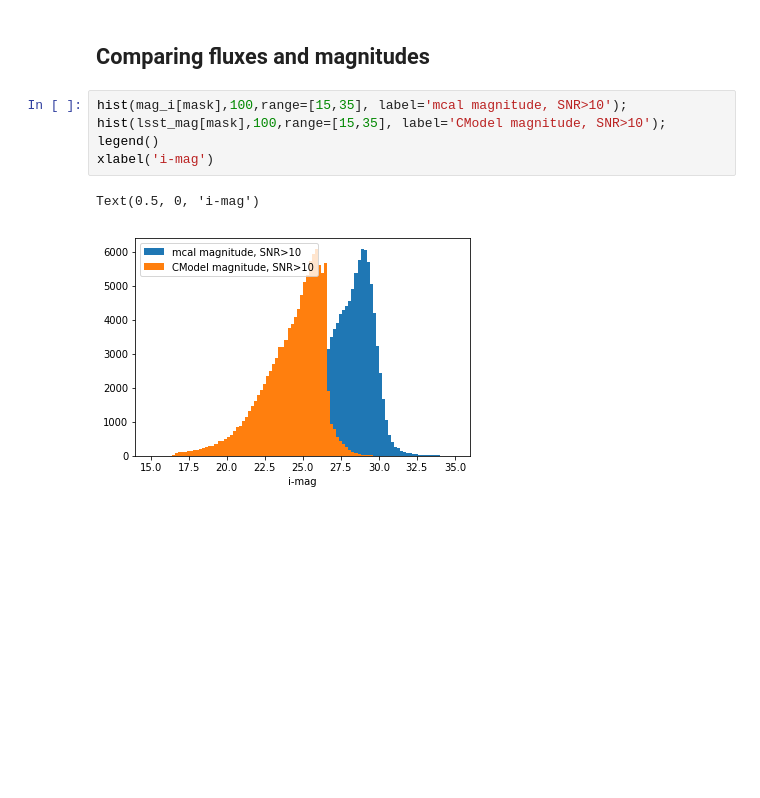
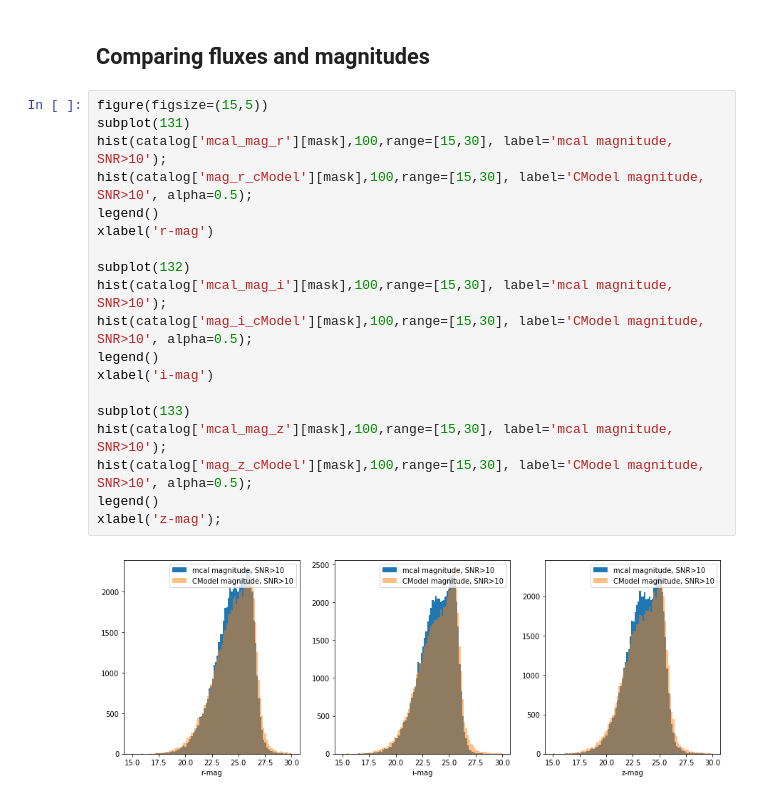
Before and after one commit to LSSTDESC/DC2-analysis, a Jupyter notebook: validation/Run_1.2i_metacal_tests.ipynb, the cells around one changed output. Drawn from its saved outputs; the diff is of its cells as text; blank space fills up the shorter version.

```diff
--- a/validation/Run_1.2i_metacal_tests.ipynb
+++ b/validation/Run_1.2i_metacal_tests.ipynb
@@ -50,10 +27,23 @@ Ok, so there seems to be constant factor between the two SNR estimates...
 # %% [markdown]
 ## Comparing fluxes and magnitudes
-# %%
-hist(mag_i[mask],100,range=[15,35], label='mcal magnitude, SNR>10');
-hist(lsst_mag[mask],100,range=[15,35], label='CModel magnitude, SNR>10');
-legend()
-xlabel('i-mag')
-# %% [output]
-Text(0.5, 0, 'i-mag')
-[figure, removed]
+# %%
+figure(figsize=(15,5))
+subplot(131)
+hist(catalog['mcal_mag_r'][mask],100,range=[15,30], label='mcal magnitude, SNR>10');
+hist(catalog['mag_r_cModel'][mask],100,range=[15,30], label='CModel magnitude, SNR>10', alpha=0.5);
+legend()
+xlabel('r-mag')
+
+subplot(132)
+hist(catalog['mcal_mag_i'][mask],100,range=[15,30], label='mcal magnitude, SNR>10');
+hist(catalog['mag_i_cModel'][mask],100,range=[15,30], label='CModel magnitude, SNR>10', alpha=0.5);
+legend()
+xlabel('i-mag')
+
+subplot(133)
+hist(catalog['mcal_mag_z'][mask],100,range=[15,30], label='mcal magnitude, SNR>10');
+hist(catalog['mag_z_cModel'][mask],100,range=[15,30], label='CModel magnitude, SNR>10', alpha=0.5);
+legend()
+xlabel('z-mag');
+# %% [output]
+[figure, added]
```
Also changed, not shown: parts of 20 cells of this notebook.
